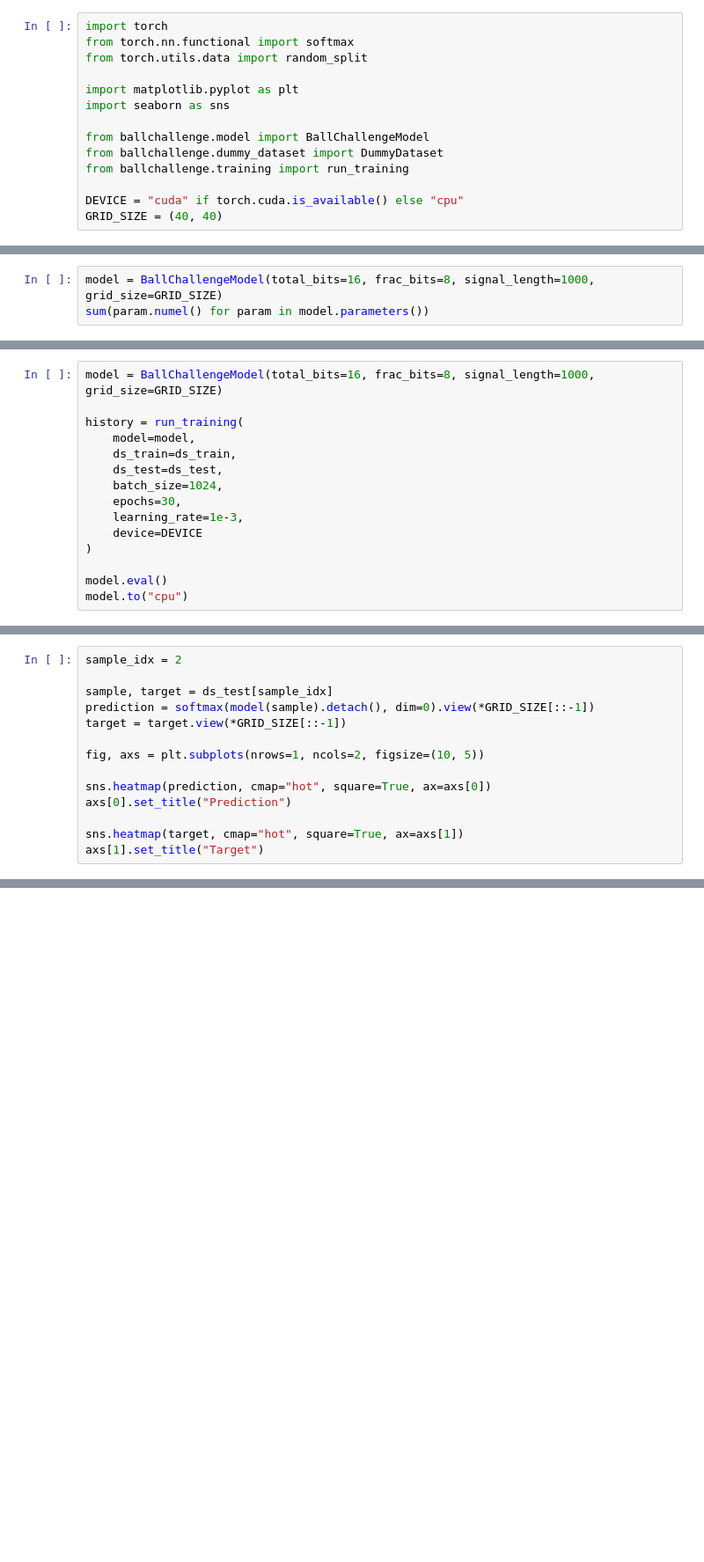
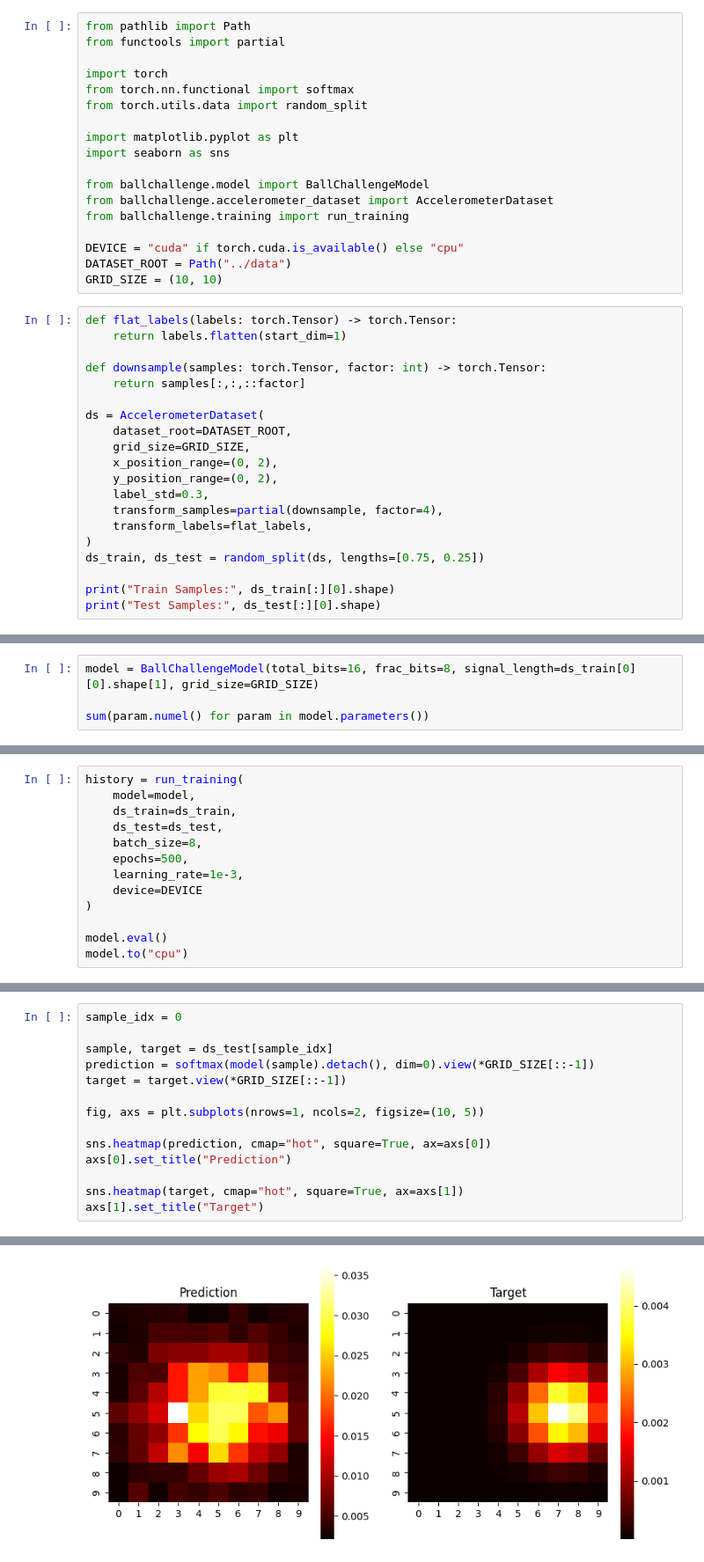
Before and after one commit to es-ude/BallChallenge, a Jupyter notebook: ml_resources/ball_challenge.ipynb, the cells around one changed output, grey strips where cells are left out. Shown at 88% size. Saved outputs shown, nothing was run; the diff lists cells and outputs as text; blank space fills up the shorter version.

```diff
--- a/ml_resources/ball_challenge.ipynb
+++ b/ml_resources/ball_challenge.ipynb
@@ -1,4 +1,7 @@
 # %%
+from pathlib import Path
+from functools import partial
+
 import torch
 from torch.nn.functional import softmax
 from torch.utils.data import random_split
@@ -7,8 +10,29 @@ import matplotlib.pyplot as plt
 import seaborn as sns
 
 from ballchallenge.model import BallChallengeModel
-from ballchallenge.dummy_dataset import DummyDataset
+from ballchallenge.accelerometer_dataset import AccelerometerDataset
 from ballchallenge.training import run_training
 
 DEVICE = "cuda" if torch.cuda.is_available() else "cpu"
-GRID_SIZE = (40, 40)
+DATASET_ROOT = Path("../data")
+GRID_SIZE = (10, 10)
+# %%
+def flat_labels(labels: torch.Tensor) -> torch.Tensor:
+    return labels.flatten(start_dim=1)
+
+def downsample(samples: torch.Tensor, factor: int) -> torch.Tensor:
+    return samples[:,:,::factor]
+
+ds = AccelerometerDataset(
+    dataset_root=DATASET_ROOT,
+    grid_size=GRID_SIZE,
+    x_position_range=(0, 2),
+    y_position_range=(0, 2),
+    label_std=0.3,
+    transform_samples=partial(downsample, factor=4),
+    transform_labels=flat_labels,
+)
+ds_train, ds_test = random_split(ds, lengths=[0.75, 0.25])
+
+print("Train Samples:", ds_train[:][0].shape)
+print("Test Samples:", ds_test[:][0].shape)
@@ -15,3 +42,4 @@ GRID_SIZE = (40, 40)
 # %%
-model = BallChallengeModel(total_bits=16, frac_bits=8, signal_length=1000, grid_size=GRID_SIZE)
+model = BallChallengeModel(total_bits=16, frac_bits=8, signal_length=ds_train[0][0].shape[1], grid_size=GRID_SIZE)
+
 sum(param.numel() for param in model.parameters())
@@ -21,12 +48,10 @@ ds_train, ds_test = random_split(ds, lengths=[0.75, 0.25])
 # %%
-model = BallChallengeModel(total_bits=16, frac_bits=8, signal_length=1000, grid_size=GRID_SIZE)
-
 history = run_training(
     model=model,
     ds_train=ds_train,
     ds_test=ds_test,
-    batch_size=1024,
-    epochs=30,
+    batch_size=8,
+    epochs=500,
     learning_rate=1e-3,
     device=DEVICE
 )
@@ -50,5 +113,5 @@ axs[1].legend()
 # %%
-sample_idx = 2
+sample_idx = 0
 
 sample, target = ds_test[sample_idx]
 prediction = softmax(model(sample).detach(), dim=0).view(*GRID_SIZE[::-1])
@@ -61,3 +124,4 @@ axs[0].set_title("Prediction")
 
 sns.heatmap(target, cmap="hot", square=True, ax=axs[1])
 axs[1].set_title("Target")
+# %% [output]
@@ -63,0 +129 @@ axs[1].set_title("Target")
+[figure, added]
```
Also changed, not shown: parts of 7 cells of this notebook, 1 other file.
